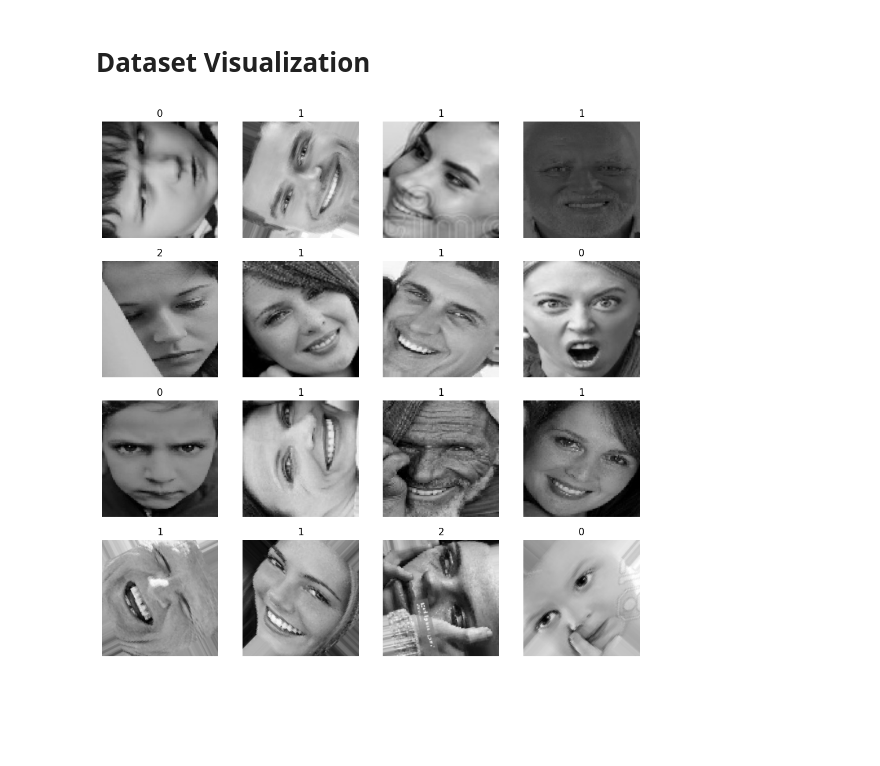
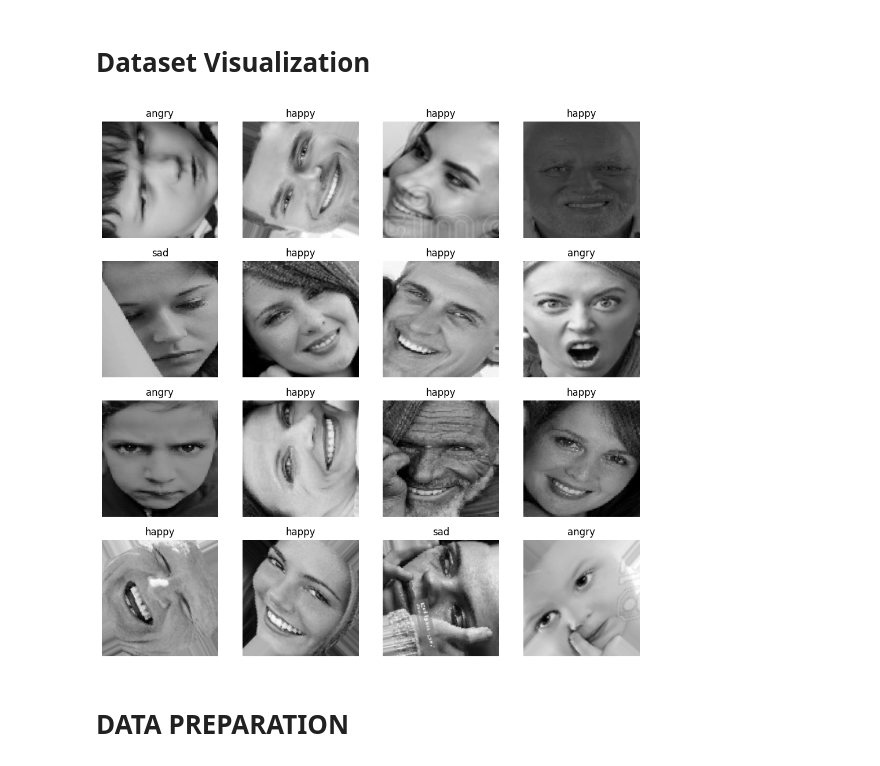
Before and after one commit to LeoMcBills/ML_humanEmotionDetection, a Jupyter notebook: Human_Emotion_Detection.ipynb, the cells around one changed output. Cells and saved outputs as stored; diff of their text form; code cells hidden in the pictures; blank space fills up the shorter version.

```diff
--- a/Human_Emotion_Detection.ipynb
+++ b/Human_Emotion_Detection.ipynb
@@ -81,11 +81,13 @@ array([[[[ 20.        ,  20.        ,  20.        ],
 # %%
 plt.figure(figsize = (12, 12))
 
 for images, labels in train_dataset.take(1):
   for i in range(16):
     ax = plt.subplot(4, 4, i+1)
     plt.imshow(images[i]/255.)
-    plt.title(tf.argmax(labels[i], axis = 0).numpy())
+    plt.title(CLASS_NAMES[tf.argmax(labels[i], axis = 0).numpy()])
     plt.axis("off")
 # %% [output]
-[figure, old version]
+[figure, new version]
+# %% [markdown]
+# DATA PREPARATION
```
Also changed, not shown: parts of 3 cells of this notebook.
